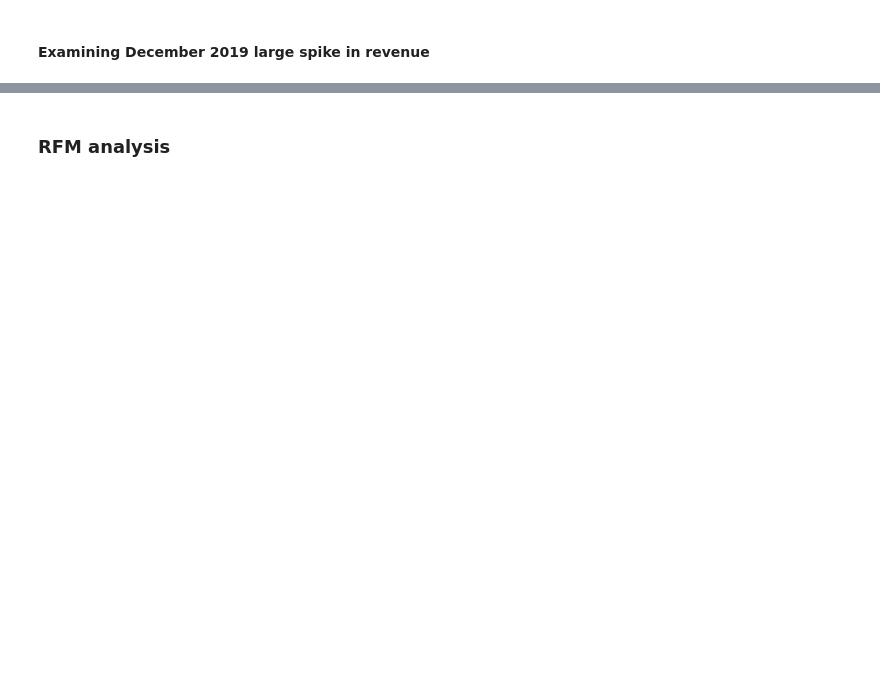
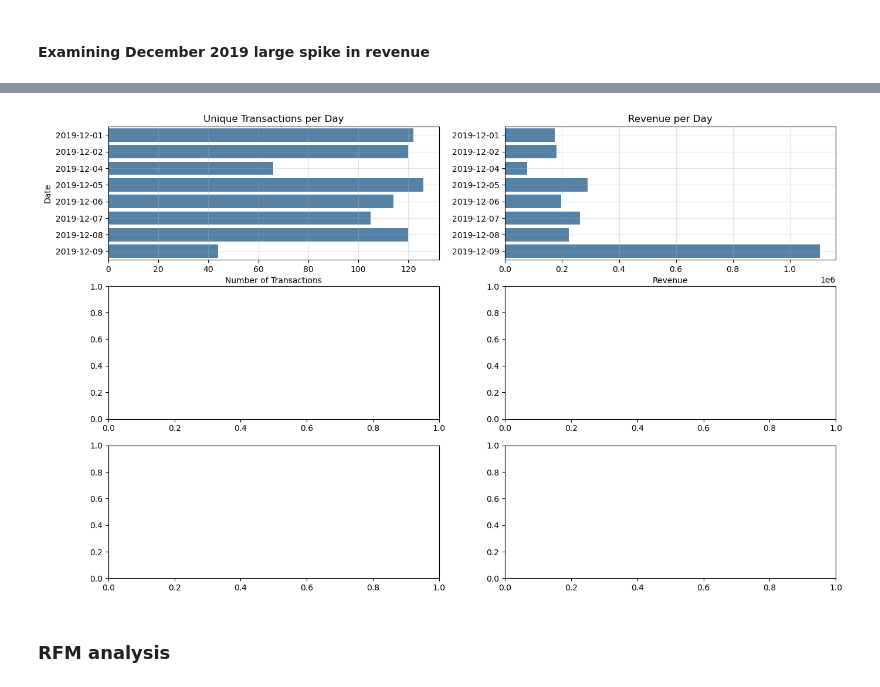
Before and after one commit to SyNikolai/EcommerceAnalytics, a Jupyter notebook: ecommerce.ipynb, the cells around one changed output, grey strips where cells are left out. Saved outputs shown, nothing was run; the diff lists cells and outputs as text; code cells hidden in the pictures; blank space fills up the shorter version.

```diff
--- a/ecommerce.ipynb
+++ b/ecommerce.ipynb
@@ -523,0 +536,21 @@ december = df[df["Month"]==12]
+# %%
+# Create a December 2019 dataframe
+december = df[df["Month"]==12]
+
+# Number of unique transactions per day of December 2019
+u_trans_decem = december.groupby(by=["Date"])["Transaction_id"].nunique()
+
+# Revenue per day of December 2019
+revenue_decem = december.groupby(by=["Date"])["Transaction_profit"].sum()
+
+# Number of unique customers per day of December 2019
+customers_decem = december.groupby(by=["Date","Domestic"])["Customer_id"].nunique()
+c
+# Product popularity of December 2019
+products_decem = december.groupby(by=["Product_id"])["Product_id"].count()
+
+# Average product prices sold during December 2019
+product_prices = december.groupby(by=["Product_id"])["Price"].mean()
+
+# Average product quantities sold during December 2019
+product_quantities = december.groupby(by=["Product_id"])["Quantity"].mean()
@@ -524,2 +592,22 @@ december = df[df["Month"]==12]
+# %%
+# Plotting the results
+fig, ((ax1, ax2), (ax3, ax4), (ax5, ax6)) = plt.subplots(nrows=3, ncols=2, figsize=[16,10])
+
+ax1 = sns.barplot(y=u_trans_decem.index.date, x=u_trans_decem.values, color="steelblue", orient="h", ax=ax1)
+ax1.set_title("Unique Transactions per Day")
+ax1.set_ylabel("Date")
+ax1.set_xlabel("Number of Transactions")
+ax1.grid(alpha=0.35)
+
+ax2 = sns.barplot(y=revenue_decem.index.date, x=revenue_decem.values, orient="h", color="steelblue", ax=ax2)
+ax2.set_title("Revenue per Day")
+ax2.set_xlabel("Revenue")
+ax2.grid(alpha=0.35)
+
+ax3 = sns.barplot(x=customers_decem.index, y=customers_decem.values, hue=)
+
+plt.show()
+# %% [output]
+[figure, added]
 # %% [markdown]
 ### RFM analysis <a class="anchor" id="rfm-analysis"></a>
```
Also changed, not shown: parts of 8 cells of this notebook.
